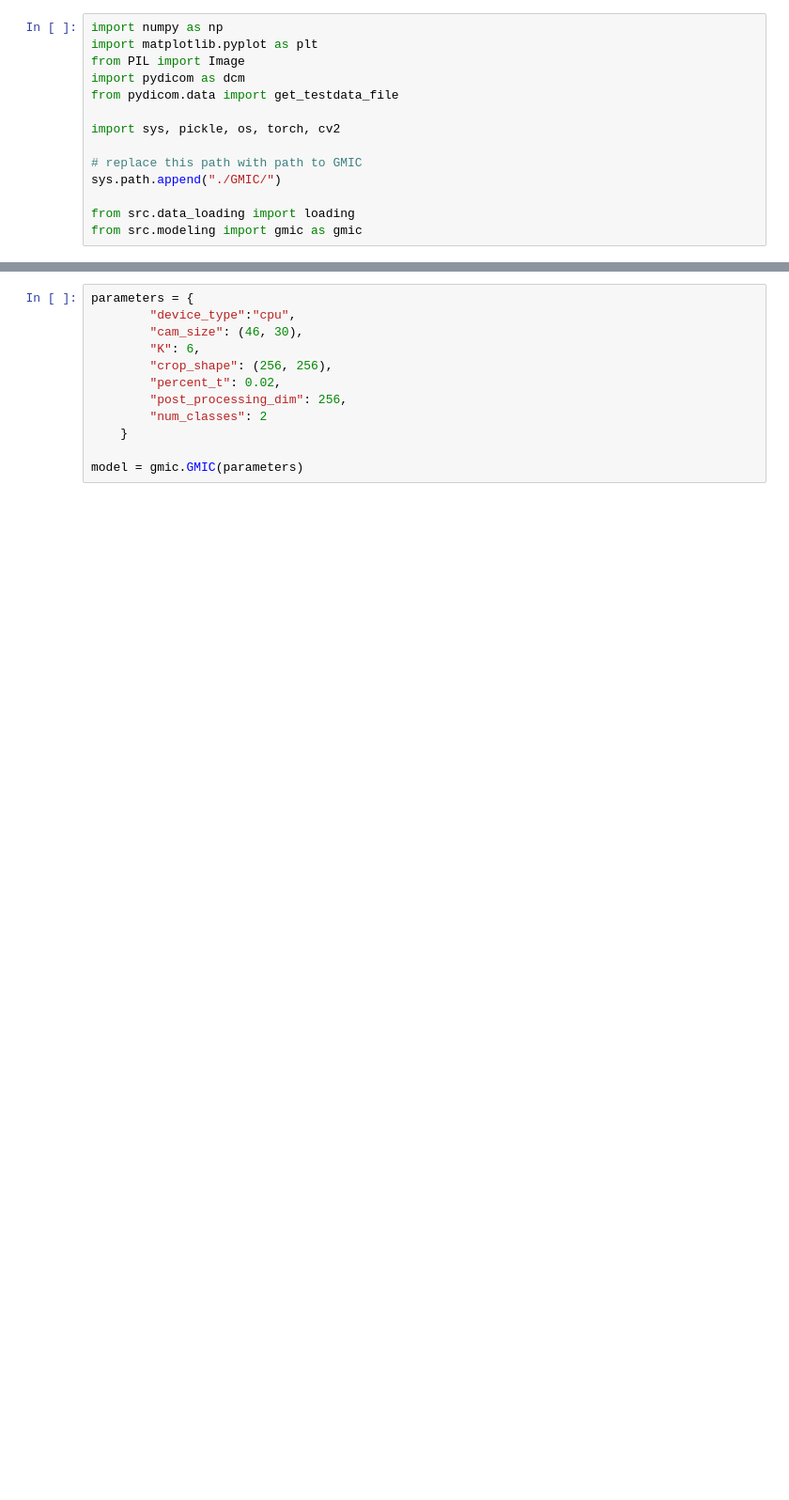
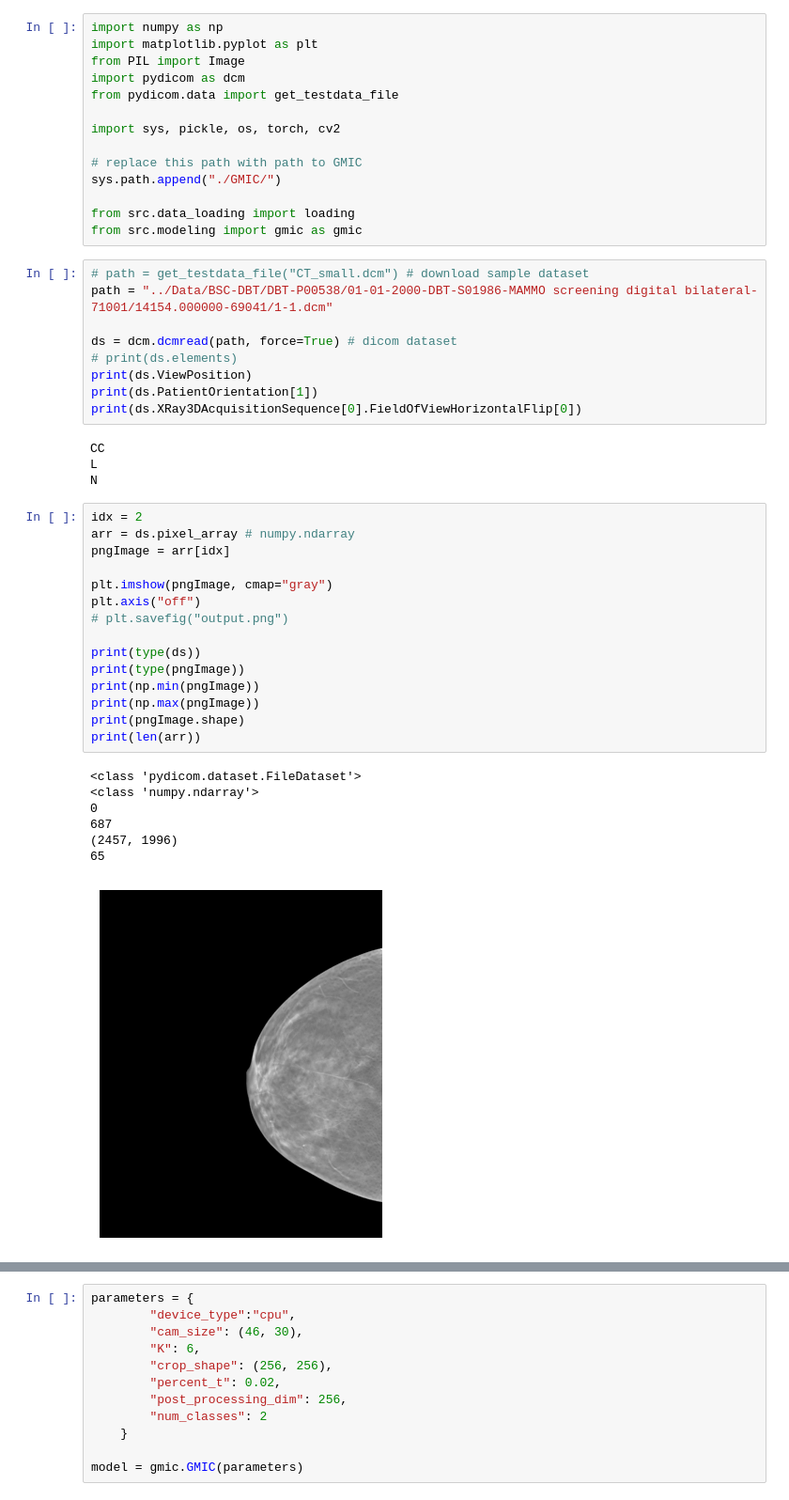
Before and after one commit to cpheidelberg/proj-dicomGmic-lightning, a Jupyter notebook: testDICOM.ipynb, the cells around one changed output, grey strips where cells are left out. Shown: that part at 94% size. Drawn from its saved outputs; the diff is of its cells as text; blank space fills up the shorter version.

```diff
--- a/testDICOM.ipynb
+++ b/testDICOM.ipynb
@@ -12,5 +12,41 @@ sys.path.append("./GMIC/")
 
 from src.data_loading import loading
 from src.modeling import gmic as gmic
+# %%
+# path = get_testdata_file("CT_small.dcm") # download sample dataset
+path = "../Data/BSC-DBT/DBT-P00538/01-01-2000-DBT-S01986-MAMMO screening digital bilateral-71001/14154.000000-69041/1-1.dcm"
+
+ds = dcm.dcmread(path, force=True) # dicom dataset
+# print(ds.elements)
+print(ds.ViewPosition)
+print(ds.PatientOrientation[1])
+print(ds.XRay3DAcquisitionSequence[0].FieldOfViewHorizontalFlip[0])
+# %% [output]
+CC
+L
+N
+# %%
+idx = 2
+arr = ds.pixel_array # numpy.ndarray
+pngImage = arr[idx]
+
+plt.imshow(pngImage, cmap="gray")
+plt.axis("off")
+# plt.savefig("output.png")
+
+print(type(ds))
+print(type(pngImage))
+print(np.min(pngImage))
+print(np.max(pngImage))
+print(pngImage.shape)
+print(len(arr))
+# %% [output]
+<class 'pydicom.dataset.FileDataset'>
+<class 'numpy.ndarray'>
+0
+687
+(2457, 1996)
+65
+[figure, added]
 # %%
 # path = get_testdata_file("CT_small.dcm") # download sample dataset
```
Also changed, not shown: parts of 14 cells of this notebook.
